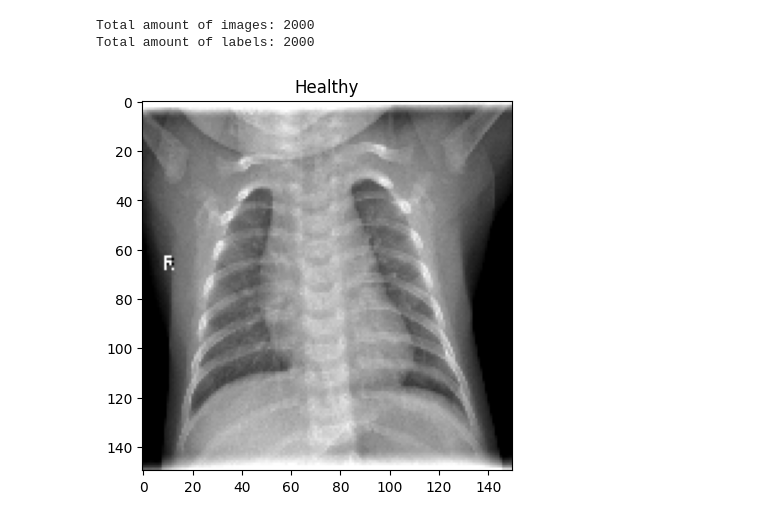
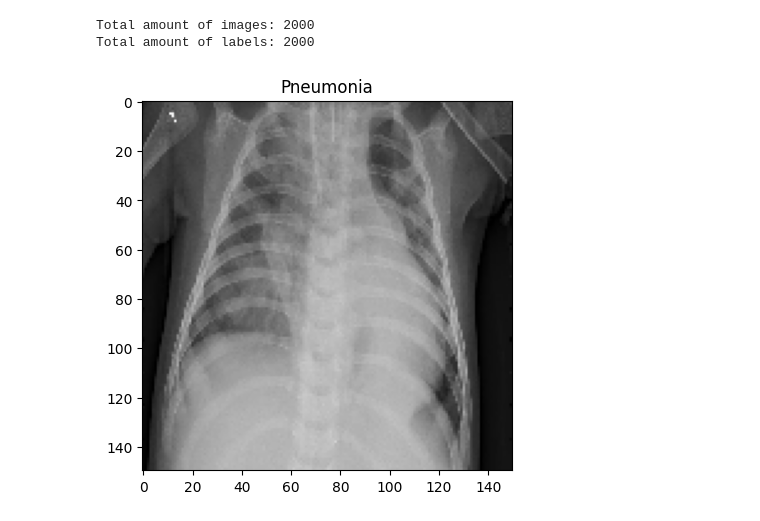
Before and after one commit to Natndez/LungDisease-CNN-Diagnosis, a Jupyter notebook: model.ipynb, the cells around one changed output. Drawn from its saved outputs; the diff is of its cells as text; code cells hidden in the pictures.

```diff
--- a/model.ipynb
+++ b/model.ipynb
@@ -86,12 +83,12 @@ print(f'Total amount of labels: {len(all_labels)}')
 Total amount of images: 2000
 Total amount of labels: 2000
 # %%
-# Displaying a random image and its label
-index = 1600
+# Displaying a random image and its label (diagnosis)
+index = 650
 
 plt.imshow(all_images[index])
 plt.title("Covid" if all_labels[index] == 3.0 else "Pneumonia" if all_labels[index] == 2.0 else "Tuberculosis" if all_labels[index] == 1.0 else "Healthy" )
 
 plt.show()
 # %% [output]
-[figure, old version]
+[figure, new version]
```
Also changed, not shown: parts of 14 cells of this notebook, 1 other file.
